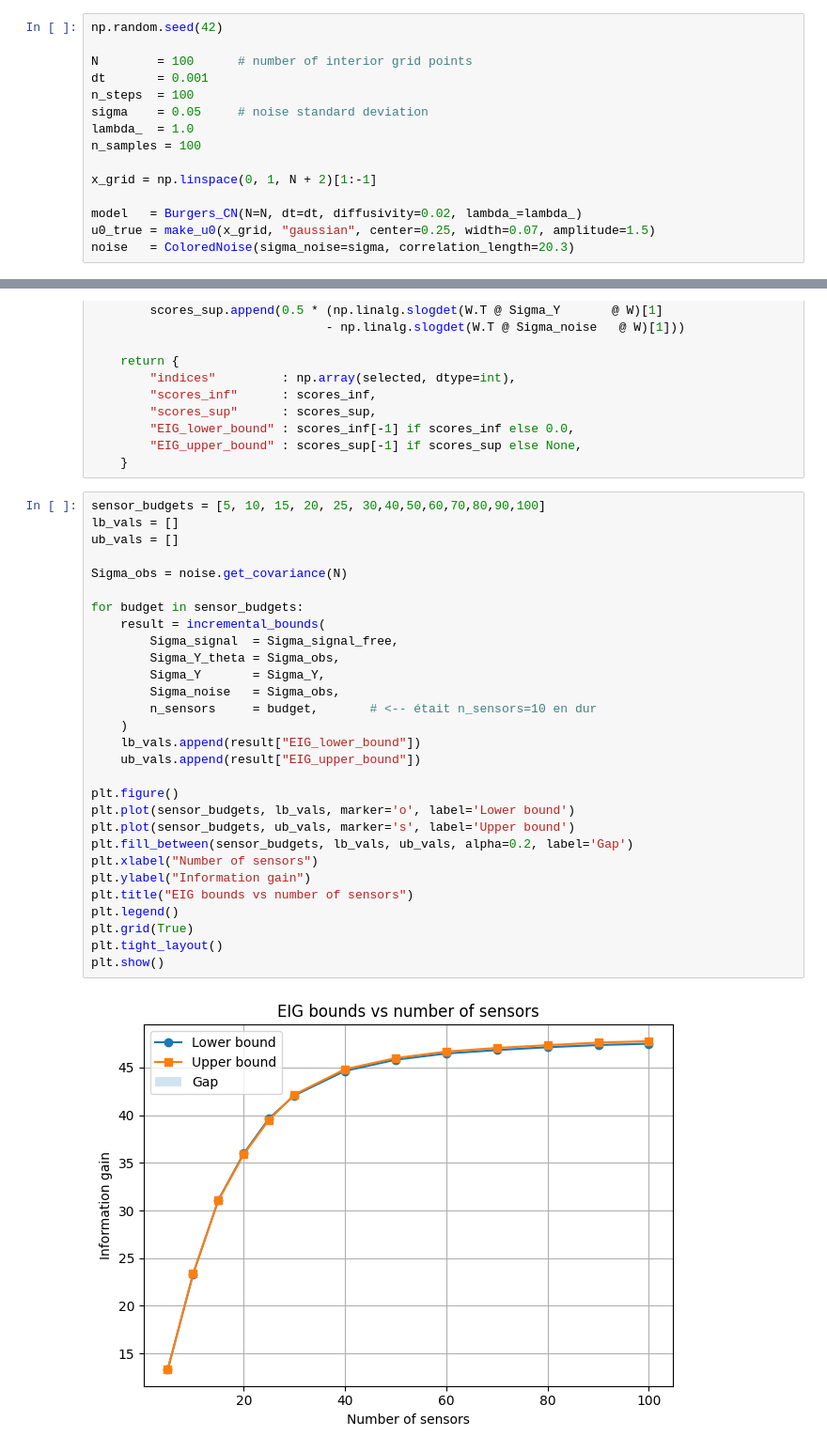
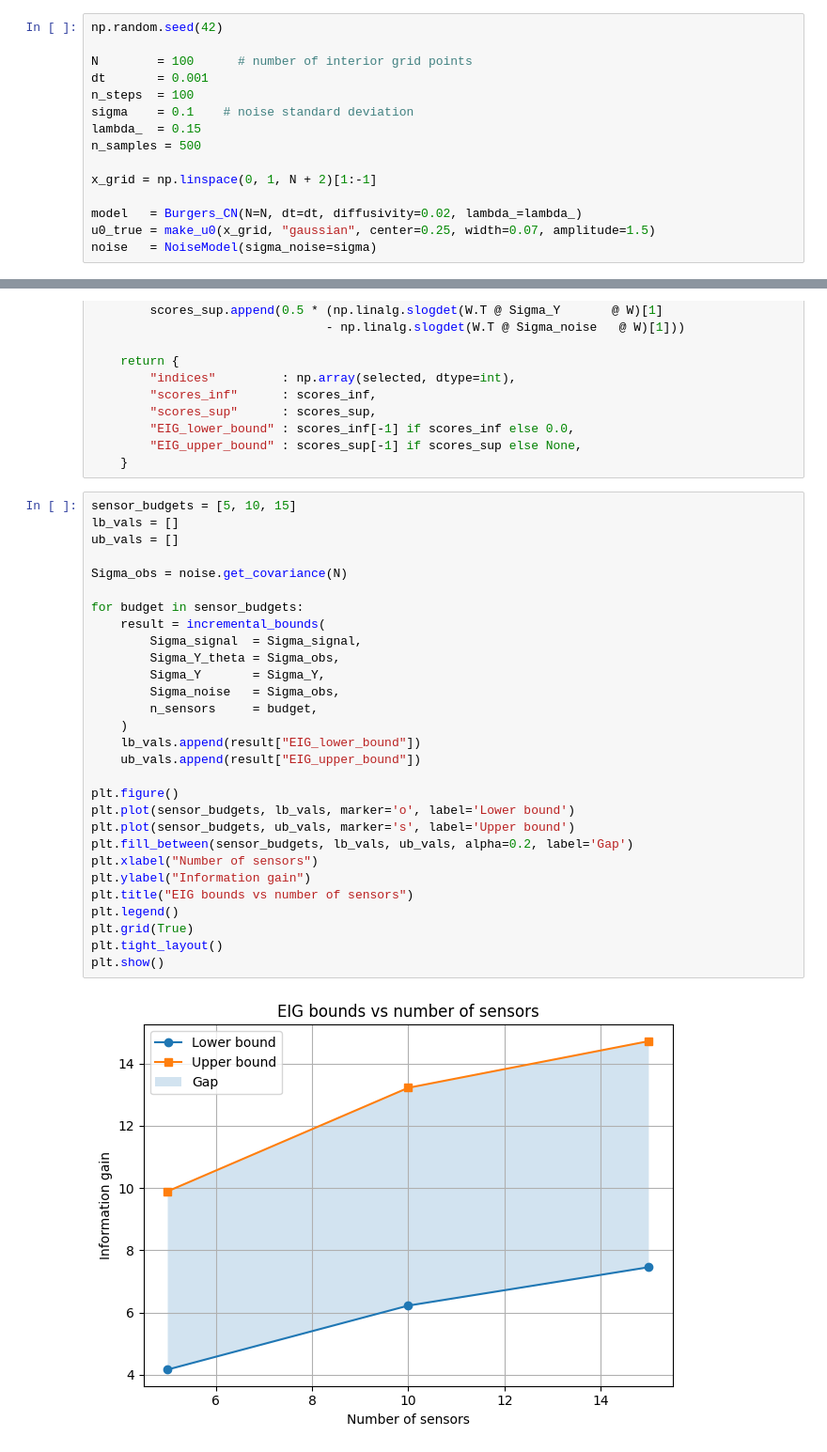
Before and after one commit to mohamed495/pyBOED, a Jupyter notebook: tutorials/notebooks/boed/tuto_incremental_bounds_standard.ipynb, the cells around one changed output, grey strips where cells are left out. Shown at 94% size. Saved outputs shown, nothing was run; the diff lists cells and outputs as text.

```diff
--- a/tutorials/notebooks/boed/tuto_incremental_bounds_standard.ipynb
+++ b/tutorials/notebooks/boed/tuto_incremental_bounds_standard.ipynb
@@ -34,15 +34,15 @@ np.random.seed(42)
 N        = 100      # number of interior grid points
 dt       = 0.001
 n_steps  = 100
-sigma    = 0.05     # noise standard deviation
-lambda_  = 1.0
-n_samples = 100
+sigma    = 0.1    # noise standard deviation
+lambda_  = 0.15
+n_samples = 500
 
 x_grid = np.linspace(0, 1, N + 2)[1:-1]
 
 model   = Burgers_CN(N=N, dt=dt, diffusivity=0.02, lambda_=lambda_)
 u0_true = make_u0(x_grid, "gaussian", center=0.25, width=0.07, amplitude=1.5)
-noise   = ColoredNoise(sigma_noise=sigma, correlation_length=20.3)
+noise   = NoiseModel(sigma_noise=sigma)
 # %% [markdown]
 ## 3. Prior
 
@@ -754,33 +767,33 @@ def incremental_bounds(
         "EIG_upper_bound" : scores_sup[-1] if scores_sup else None,
     }
 # %%
-sensor_budgets = [5, 10, 15, 20, 25, 30,40,50,60,70,80,90,100]
+sensor_budgets = [5, 10, 15]
 lb_vals = []
 ub_vals = []
 
 Sigma_obs = noise.get_covariance(N)
 
 for budget in sensor_budgets:
     result = incremental_bounds(
-        Sigma_signal  = Sigma_signal_free,
+        Sigma_signal  = Sigma_signal,
         Sigma_Y_theta = Sigma_obs,
         Sigma_Y       = Sigma_Y,
         Sigma_noise   = Sigma_obs,
-        n_sensors     = budget,       # <-- était n_sensors=10 en dur
+        n_sensors     = budget,
     )
     lb_vals.append(result["EIG_lower_bound"])
     ub_vals.append(result["EIG_upper_bound"])
 
 plt.figure()
 plt.plot(sensor_budgets, lb_vals, marker='o', label='Lower bound')
 plt.plot(sensor_budgets, ub_vals, marker='s', label='Upper bound')
 plt.fill_between(sensor_budgets, lb_vals, ub_vals, alpha=0.2, label='Gap')
 plt.xlabel("Number of sensors")
 plt.ylabel("Information gain")
 plt.title("EIG bounds vs number of sensors")
 plt.legend()
 plt.grid(True)
 plt.tight_layout()
 plt.show()
 # %% [output]
-[figure, old version]
+[figure, new version]
```
Also changed, not shown: parts of 13 cells of this notebook, 6 other files.
